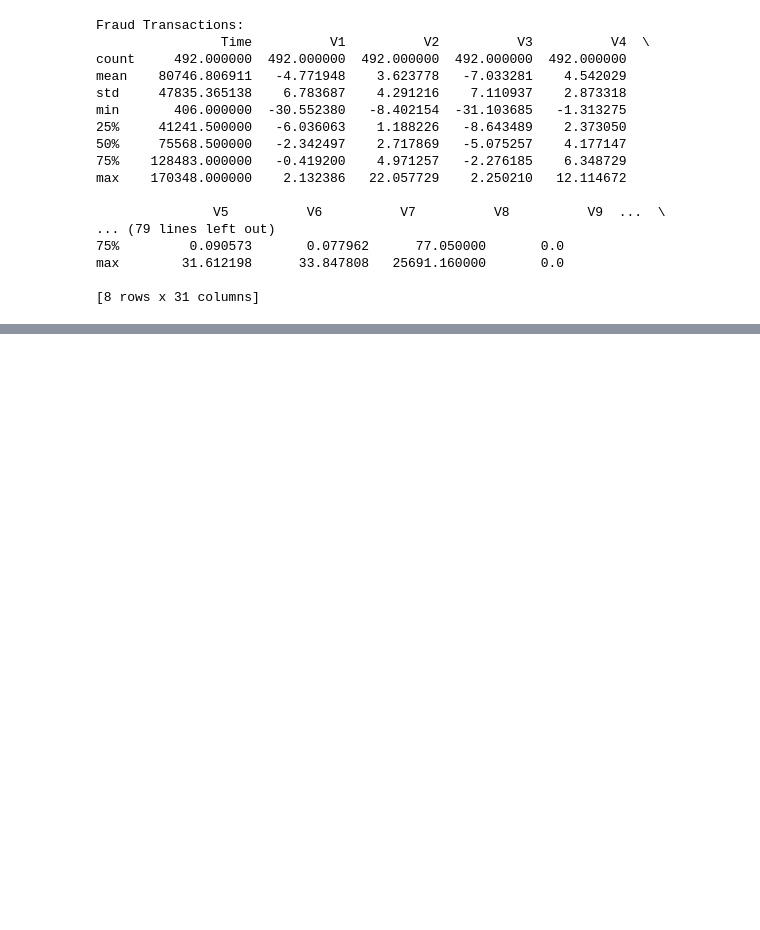
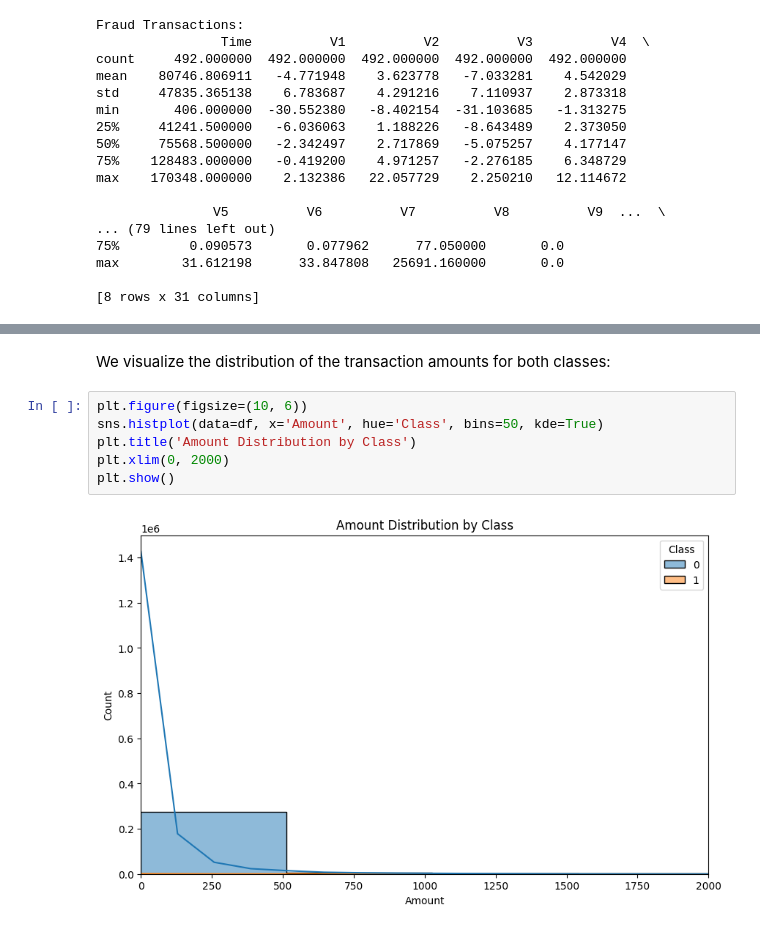
Before and after one commit to Rezashatery/Credit-Card-Fraud-Detection, a Jupyter notebook: credit-card-fraud-detection.ipynb, the cells around one changed output, grey strips where cells are left out. Cells and saved outputs as stored; diff of their text form; blank space fills up the shorter version.

Commit message:
visualize the distribution of the transaction amounts for both classes

```diff
--- a/credit-card-fraud-detection.ipynb
+++ b/credit-card-fraud-detection.ipynb
@@ -214,0 +232,10 @@ max        31.612198      33.847808   25691.160000       0.0
+# %% [markdown]
+We visualize the distribution of the transaction amounts for both classes:
+# %%
+plt.figure(figsize=(10, 6))
+sns.histplot(data=df, x='Amount', hue='Class', bins=50, kde=True)
+plt.title('Amount Distribution by Class')
+plt.xlim(0, 2000)
+plt.show()
+# %% [output]
+[figure, added]
```
Also changed, not shown: parts of 2 cells of this notebook.
